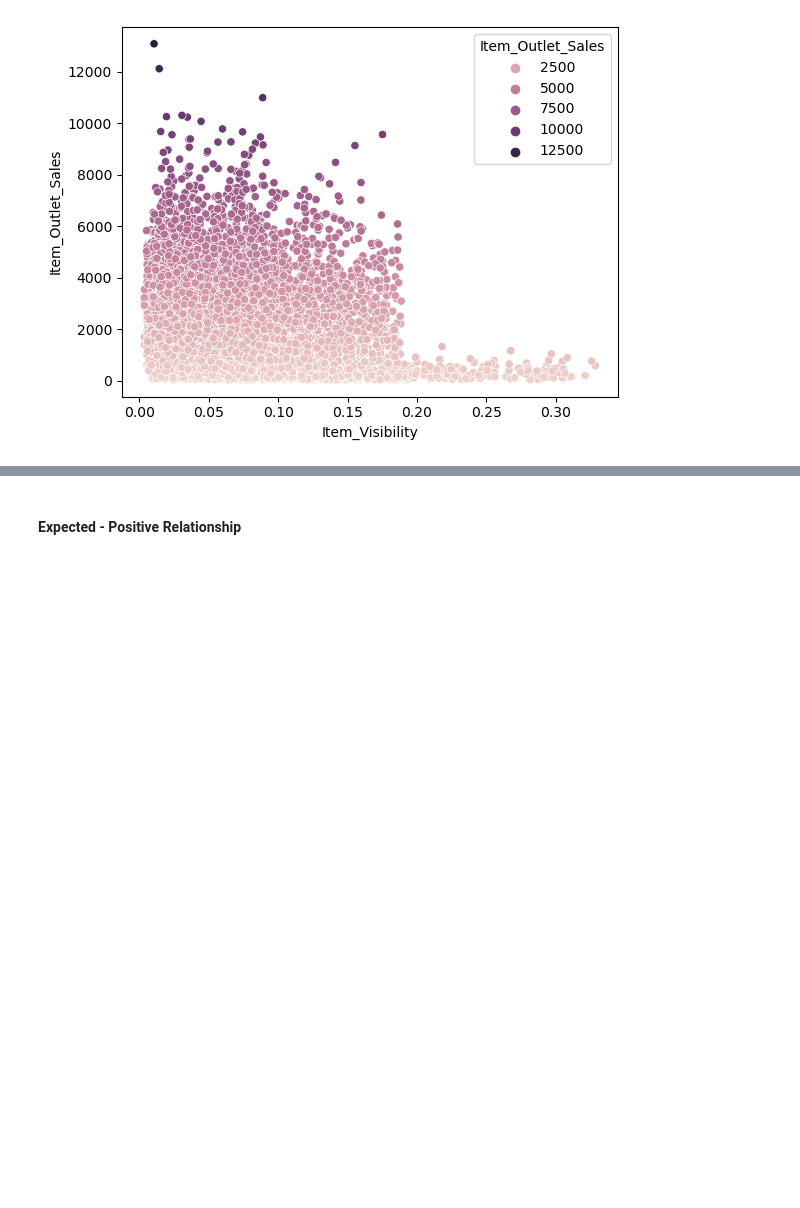
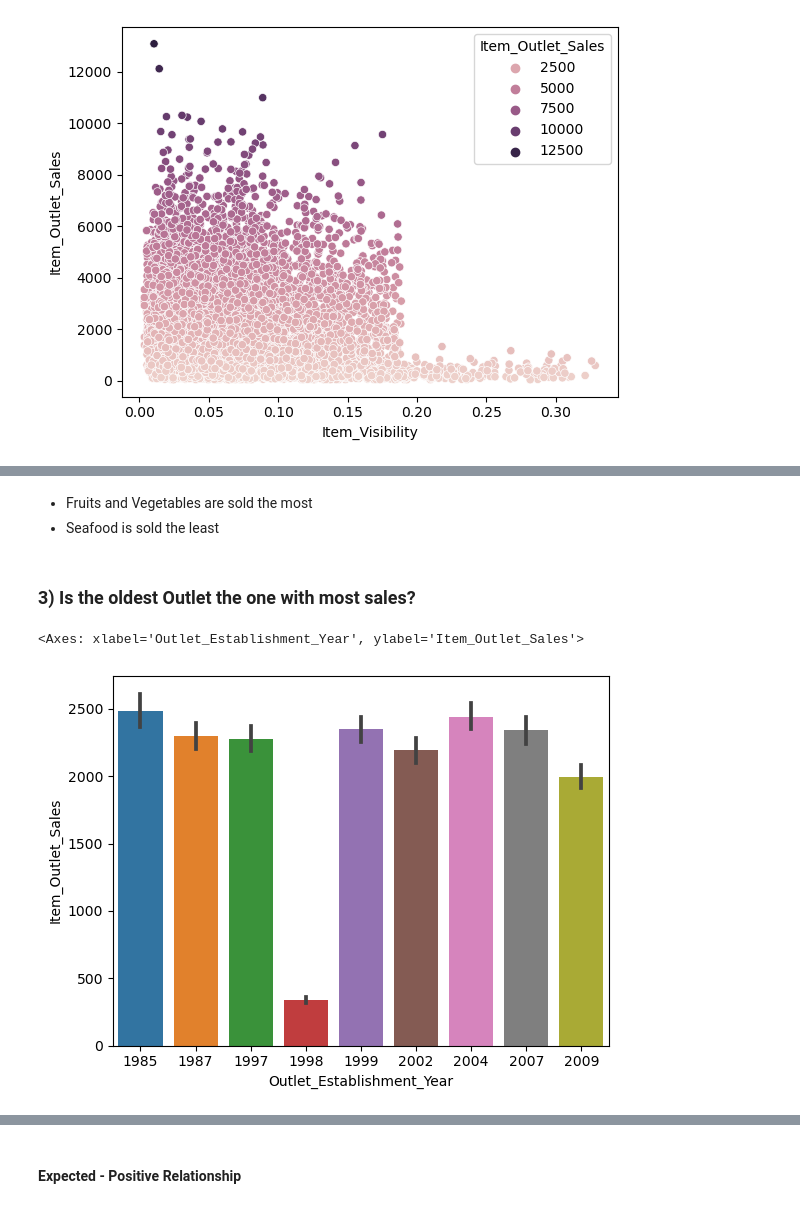
Before and after one commit to komalchamyal/bigmart-analysis, a Jupyter notebook: Big Mart Sales Analysis & Prediction.ipynb, the cells around one changed output, grey strips where cells are left out. Drawn from its saved outputs; the diff is of its cells as text; code cells hidden in the pictures; blank space fills up the shorter version.

```diff
--- a/Big Mart Sales Analysis & Prediction.ipynb
+++ b/Big Mart Sales Analysis & Prediction.ipynb
@@ -281,0 +239,10 @@ sns.catplot(data=dataset[["Item_Visibility", "Item_Type"]], y="Item_Type", x="It
+# %% [markdown]
+- Fruits and Vegetables are sold the most
+- Seafood is sold the least
+# %% [markdown]
+### 3) Is the oldest Outlet the one with most sales?
+# %%
+sns.barplot(data=df, y=df.Item_Outlet_Sales, x=df.Outlet_Establishment_Year)
+# %% [output]
+<Axes: xlabel='Outlet_Establishment_Year', ylabel='Item_Outlet_Sales'>
+[figure, added]
```
Also changed, not shown: parts of 57 cells of this notebook.
